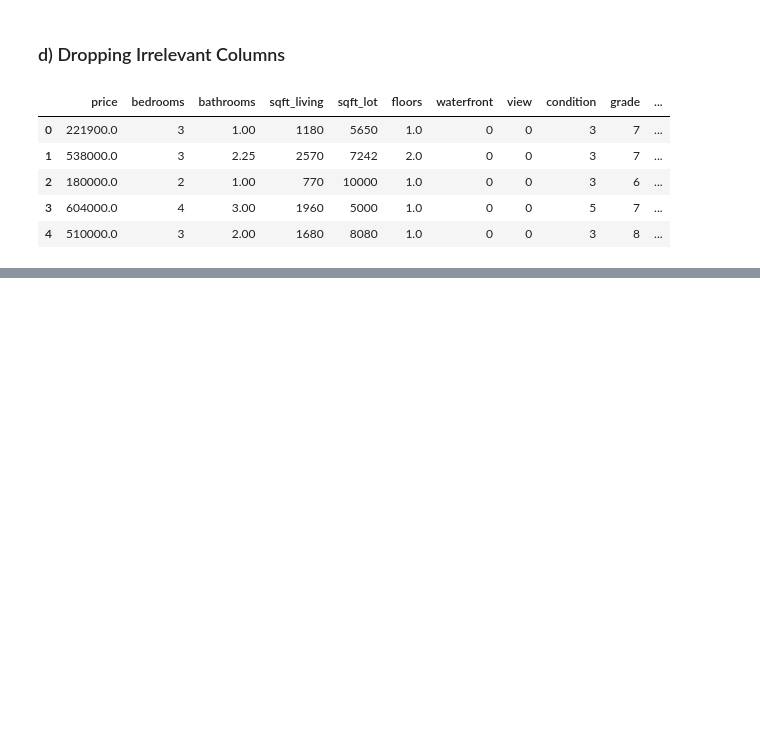
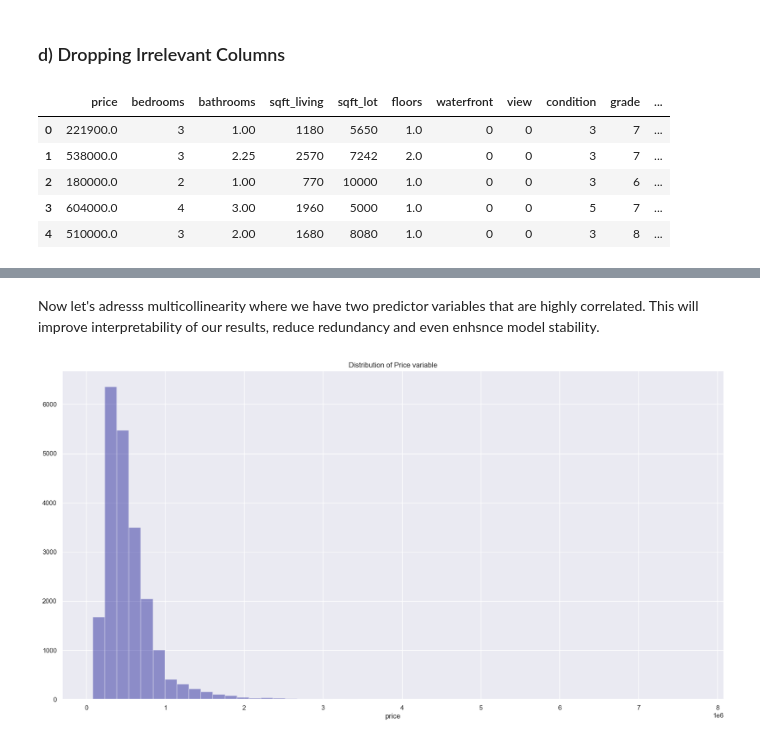
Before and after one commit to Dudimath/House-Sales-Prices-Using-Multi-Linear-Regression, a Jupyter notebook: student.ipynb, the cells around one changed output, grey strips where cells are left out. Drawn from its saved outputs; the diff is of its cells as text; code cells hidden in the pictures; blank space fills up the shorter version.

Commit message:
Checking outliers

```diff
--- a/student.ipynb
+++ b/student.ipynb
@@ -474,0 +478,11 @@ df_updated.head()
+# %%
+# Let's check the independent variables with high collinaerity
+corr_feat = []
+for j , k in df_updated.corr().iterrows():
+    i=0
+    for r in range(len(k)):
+        if j!= k.index[i]:
+            if k.values[i] >=0.5:
+                corr_feat.append([j, k.index[i], k.values[i]])
+        i += 1
+corr_feat
@@ -474,0 +513,20 @@ df_updated.head()
+# %% [markdown]
+Now let's adresss multicollinearity where we have two predictor variables that are highly correlated.  This will improve interpretability of our results, reduce redundancy and even enhsnce model stability.
+# %%
+# Remove variables with collinearity greater than 0.8
+feat =[]
+for i in corr_feat:
+    if i[2] >= 0.8:
+        feat.append(i[0])
+        feat.append(i[1])
+
+df_updated.drop(list(set(feat)), axis=1, inplace=True)
+df_updated.head()
+
+#plot the (dependent) variable to see its distribution
+# plt.title()
+plt.figure(figsize=(20,10))
+sns.distplot(df_updated.price,color='darkblue', kde=False).set_title('Distribution of Price variable')
+plt.show()
+# %% [output]
+[figure, added]
```
Also changed, not shown: parts of 7 cells of this notebook.
